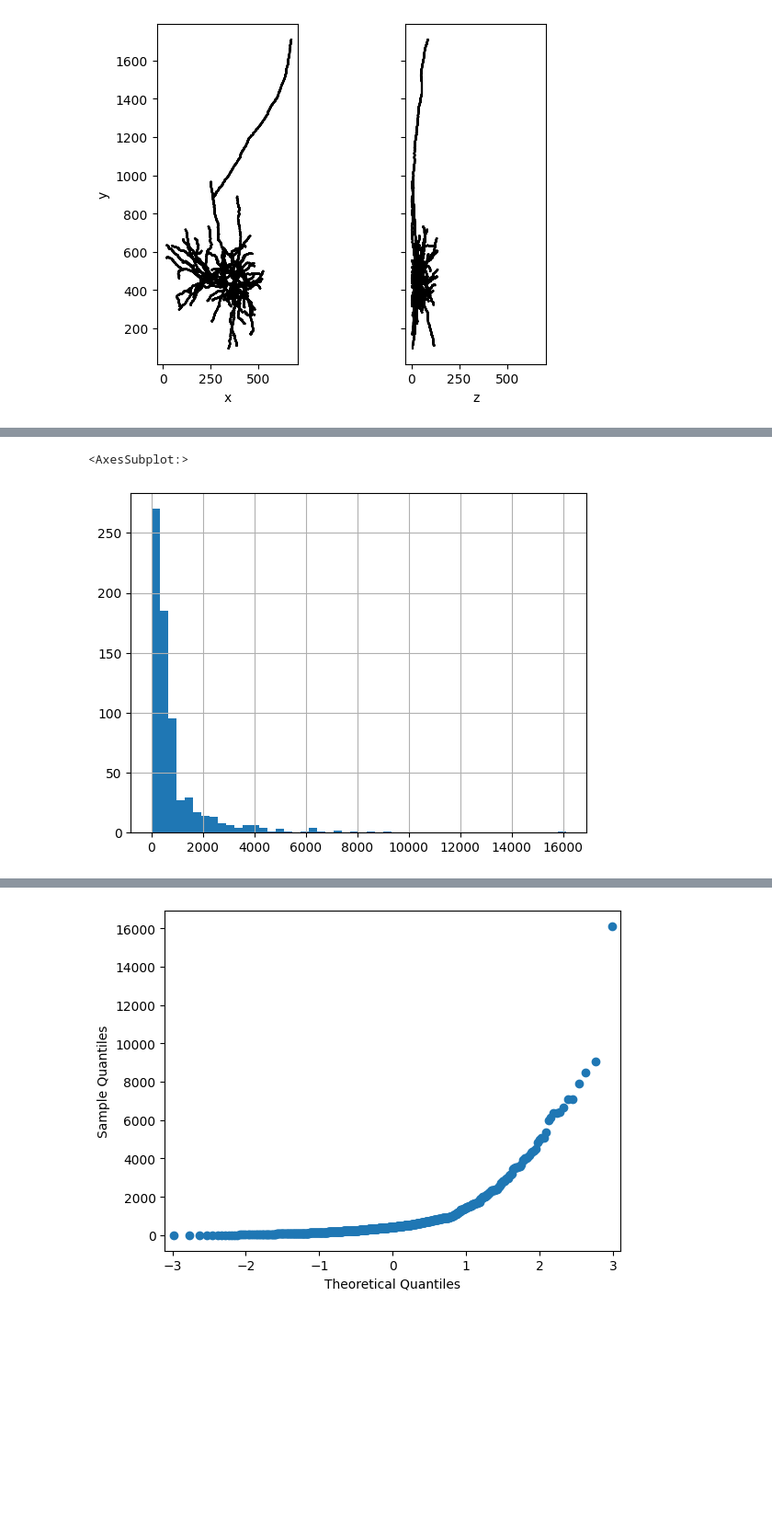
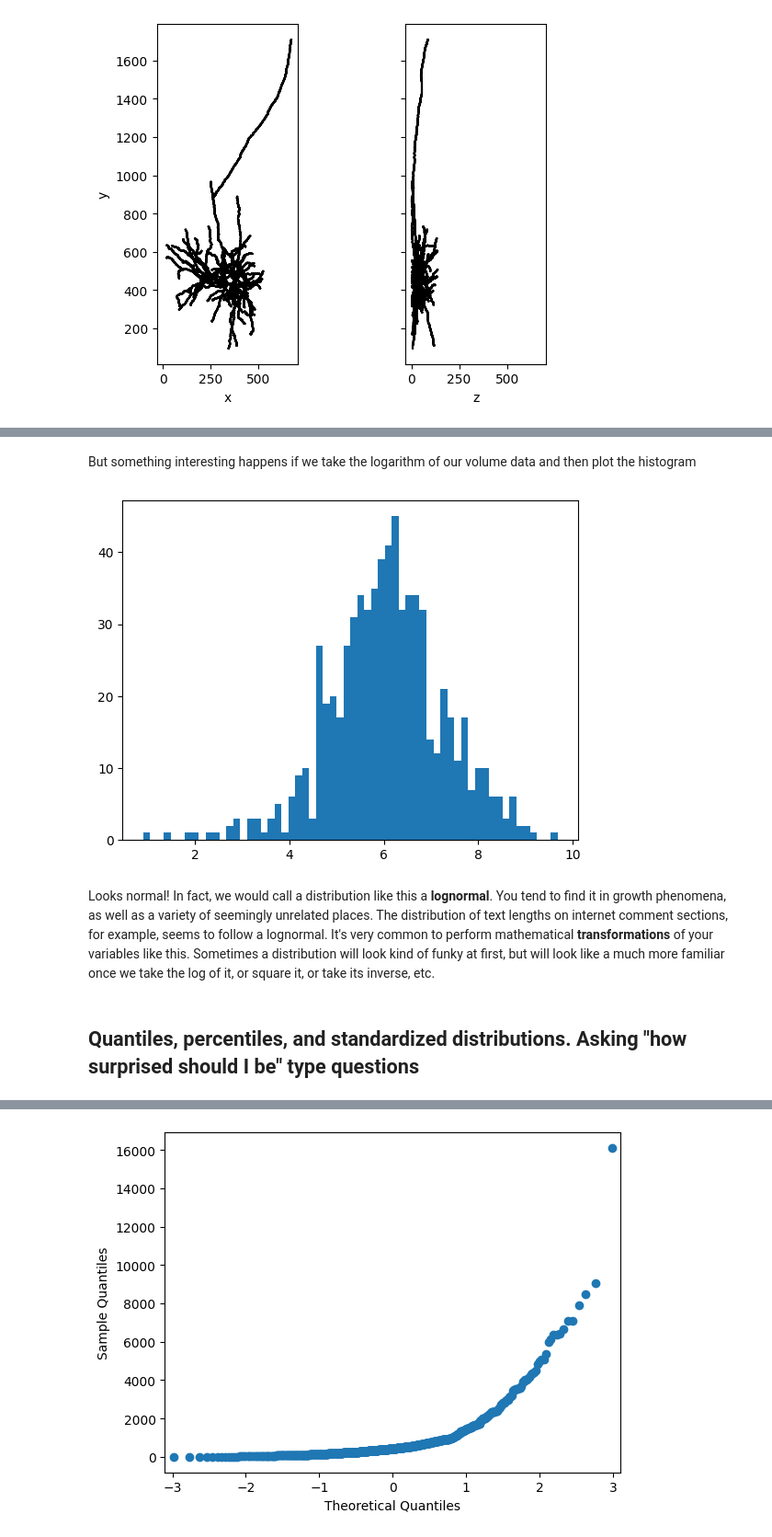
Before and after one commit to CastroLab/newtestbook, a Jupyter notebook: _sources/Week2_Distributions.ipynb, the cells around one changed output, grey strips where cells are left out. Shown: that part at 92% size. Drawn from its saved outputs; the diff is of its cells as text; code cells hidden in the pictures; blank space fills up the shorter version.

```diff
--- a/_sources/Week2_Distributions.ipynb
+++ b/_sources/Week2_Distributions.ipynb
@@ -96,5 +97,10 @@ morpho_features['soma_surface'].hist(bins=50)
-# %%
-morpho_features['total_volume'].hist(bins=50)
-# %% [output]
-<AxesSubplot:>
-[figure, removed]
+# %% [markdown]
+But something interesting happens if we take the logarithm of our volume data and then plot the histogram
+# %%
+plt.hist(np.log(morpho_features['total_volume']).to_numpy(), bins=60);
+# %% [output]
+[figure, added]
+# %% [markdown]
+Looks normal! In fact, we would call a distribution like this a **lognormal**. You tend to find it in growth phenomena, as well as a variety of seemingly unrelated places. The distribution of text lengths on internet comment sections, for example, seems to follow a lognormal. It's very common to perform mathematical **transformations** of your variables like this. Sometimes a distribution will look kind of funky at first, but will look like a much more familiar once we take the log of it, or square it, or take its inverse, etc.
+# %% [markdown]
+## Quantiles, percentiles, and standardized distributions. Asking "how surprised should I be" type questions
```
Also changed, not shown: parts of 57 cells of this notebook, 16 other files.
